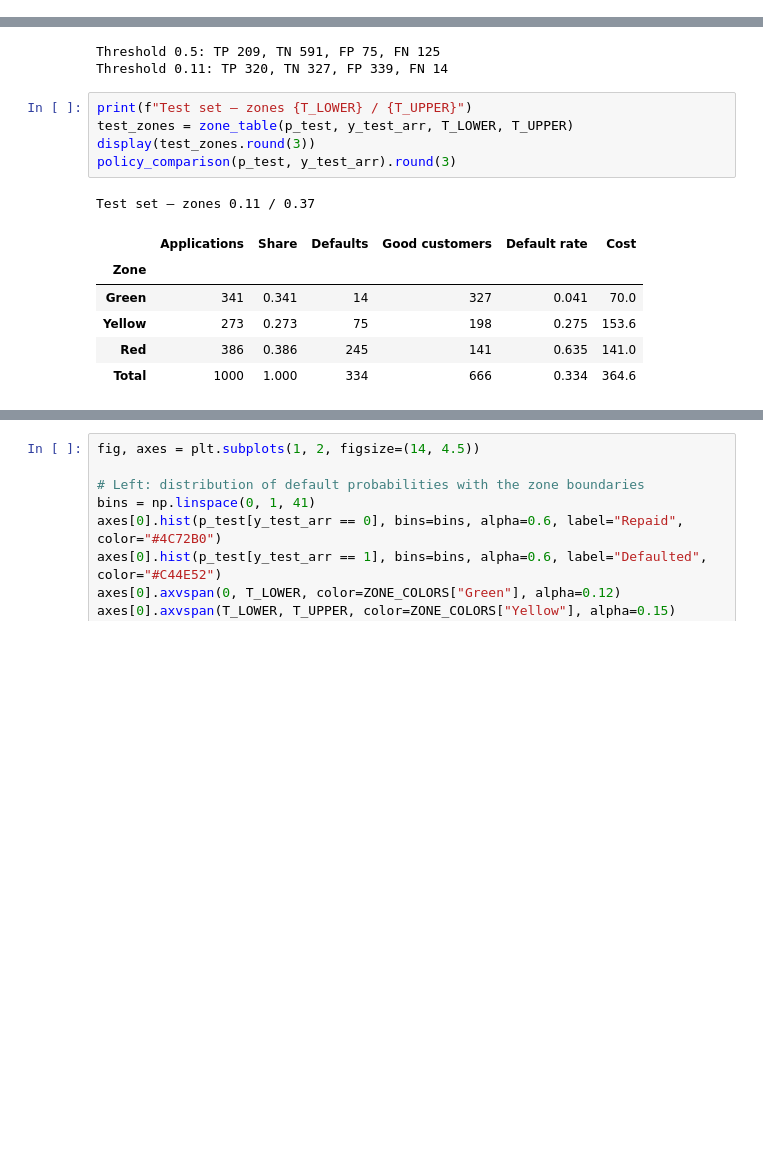
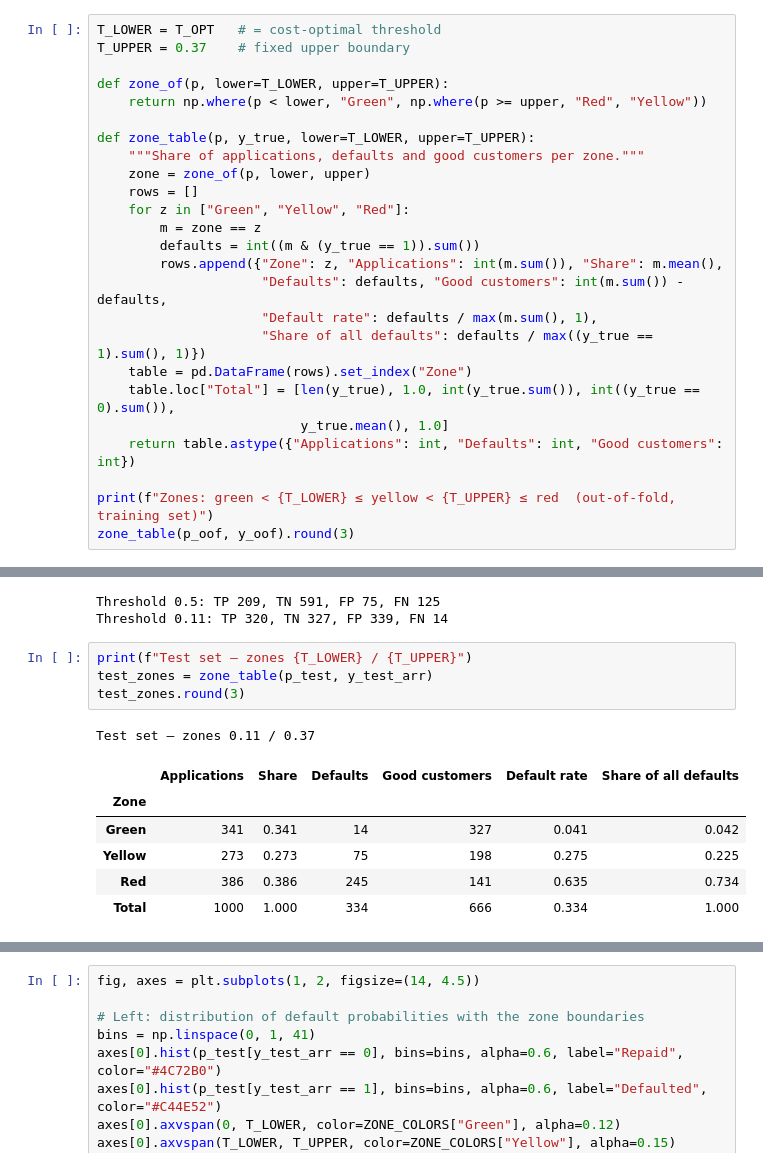
Before and after one commit to cdomat/creditparity, a Jupyter notebook: notebooks/credit_risk_step_5_thresholds_and_zones.ipynb, the cells around one changed output, grey strips where cells are left out. Drawn from its saved outputs; the diff is of its cells as text; blank space fills up the shorter version.

```diff
--- a/notebooks/credit_risk_step_5_thresholds_and_zones.ipynb
+++ b/notebooks/credit_risk_step_5_thresholds_and_zones.ipynb
@@ -347,0 +192,25 @@ sens.pivot_table(index=["Review cost", "Analyst improvement"], columns="Capacity
+# %%
+T_LOWER = T_OPT   # = cost-optimal threshold
+T_UPPER = 0.37    # fixed upper boundary
+
+def zone_of(p, lower=T_LOWER, upper=T_UPPER):
+    return np.where(p < lower, "Green", np.where(p >= upper, "Red", "Yellow"))
+
+def zone_table(p, y_true, lower=T_LOWER, upper=T_UPPER):
+    """Share of applications, defaults and good customers per zone."""
+    zone = zone_of(p, lower, upper)
+    rows = []
+    for z in ["Green", "Yellow", "Red"]:
+        m = zone == z
+        defaults = int((m & (y_true == 1)).sum())
+        rows.append({"Zone": z, "Applications": int(m.sum()), "Share": m.mean(),
+                     "Defaults": defaults, "Good customers": int(m.sum()) - defaults,
+                     "Default rate": defaults / max(m.sum(), 1),
+                     "Share of all defaults": defaults / max((y_true == 1).sum(), 1)})
+    table = pd.DataFrame(rows).set_index("Zone")
+    table.loc["Total"] = [len(y_true), 1.0, int(y_true.sum()), int((y_true == 0).sum()),
+                          y_true.mean(), 1.0]
+    return table.astype({"Applications": int, "Defaults": int, "Good customers": int})
+
+print(f"Zones: green < {T_LOWER} ≤ yellow < {T_UPPER} ≤ red  (out-of-fold, training set)")
+zone_table(p_oof, y_oof).round(3)
@@ -425,14 +312,13 @@ Threshold 0.5: TP 209, TN 591, FP 75, FN 125
 Threshold 0.11: TP 320, TN 327, FP 339, FN 14
 # %%
 print(f"Test set – zones {T_LOWER} / {T_UPPER}")
-test_zones = zone_table(p_test, y_test_arr, T_LOWER, T_UPPER)
-display(test_zones.round(3))
-policy_comparison(p_test, y_test_arr).round(3)
+test_zones = zone_table(p_test, y_test_arr)
+test_zones.round(3)
 # %% [output]
 Test set – zones 0.11 / 0.37
-|  | Applications | Share | Defaults | Good customers | Default rate | Cost |
+|  | Applications | Share | Defaults | Good customers | Default rate | Share of all defaults |
 | Zone |  |  |  |  |  |  |
-| Green | 341 | 0.341 | 14 | 327 | 0.041 | 70.0 |
-| Yellow | 273 | 0.273 | 75 | 198 | 0.275 | 153.6 |
-| Red | 386 | 0.386 | 245 | 141 | 0.635 | 141.0 |
-| Total | 1000 | 1.000 | 334 | 666 | 0.334 | 364.6 |
+| Green | 341 | 0.341 | 14 | 327 | 0.041 | 0.042 |
+| Yellow | 273 | 0.273 | 75 | 198 | 0.275 | 0.225 |
+| Red | 386 | 0.386 | 245 | 141 | 0.635 | 0.734 |
+| Total | 1000 | 1.000 | 334 | 666 | 0.334 | 1.000 |
```
Also changed, not shown: parts of 18 cells of this notebook, 3 other files.
